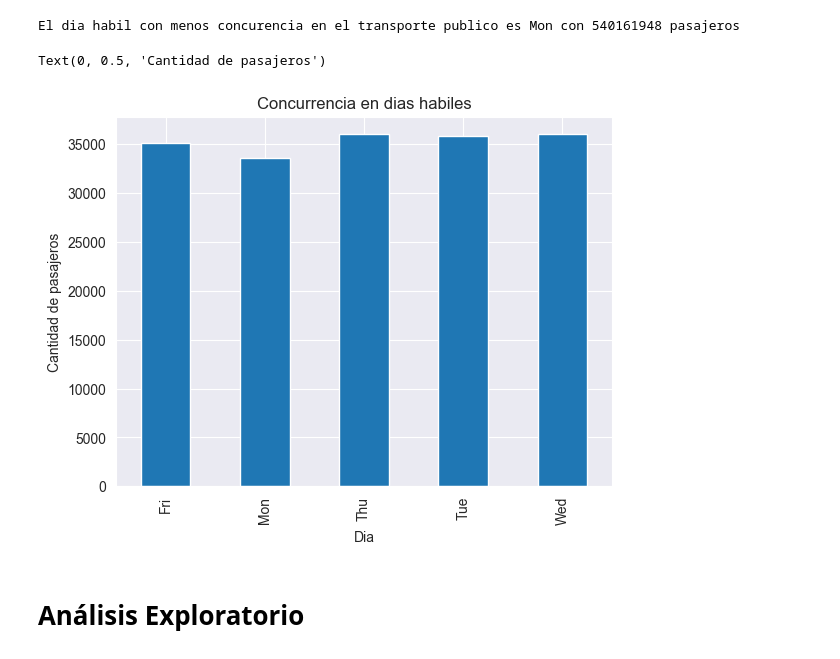
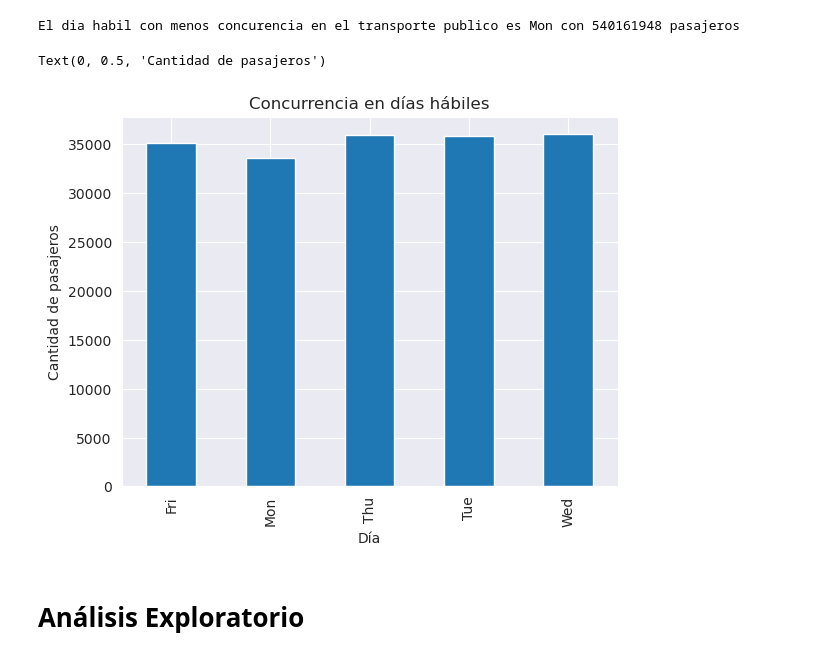
Before and after one commit to pedrobergaglio/transporte-publico-2023-ldd, a Jupyter notebook: tp1_sube2023.ipynb, the cells around one changed output. Drawn from its saved outputs; the diff is of its cells as text; code cells hidden in the pictures.

```diff
--- a/tp1_sube2023.ipynb
+++ b/tp1_sube2023.ipynb
@@ -136,14 +137,14 @@ El dia habil con menos concurencia en el transporte publico es Mon con 540161948
 # %%
 fig, ax = plt.subplots()
 
 pasajeros_por_dia.plot(kind='bar', ax=ax)
 
-ax.set_title('Concurrencia en dias habiles')
-ax.set_xlabel('Dia')
+ax.set_title('Concurrencia en días hábiles')
+ax.set_xlabel('Día')
 ax.set_ylabel('Cantidad de pasajeros')
 # %% [output]
 Text(0, 0.5, 'Cantidad de pasajeros')
-[figure, old version]
+[figure, new version]
 # %% [markdown]
 # Análisis Exploratorio
 # %% [markdown]
```
Also changed, not shown: parts of 27 cells of this notebook.
